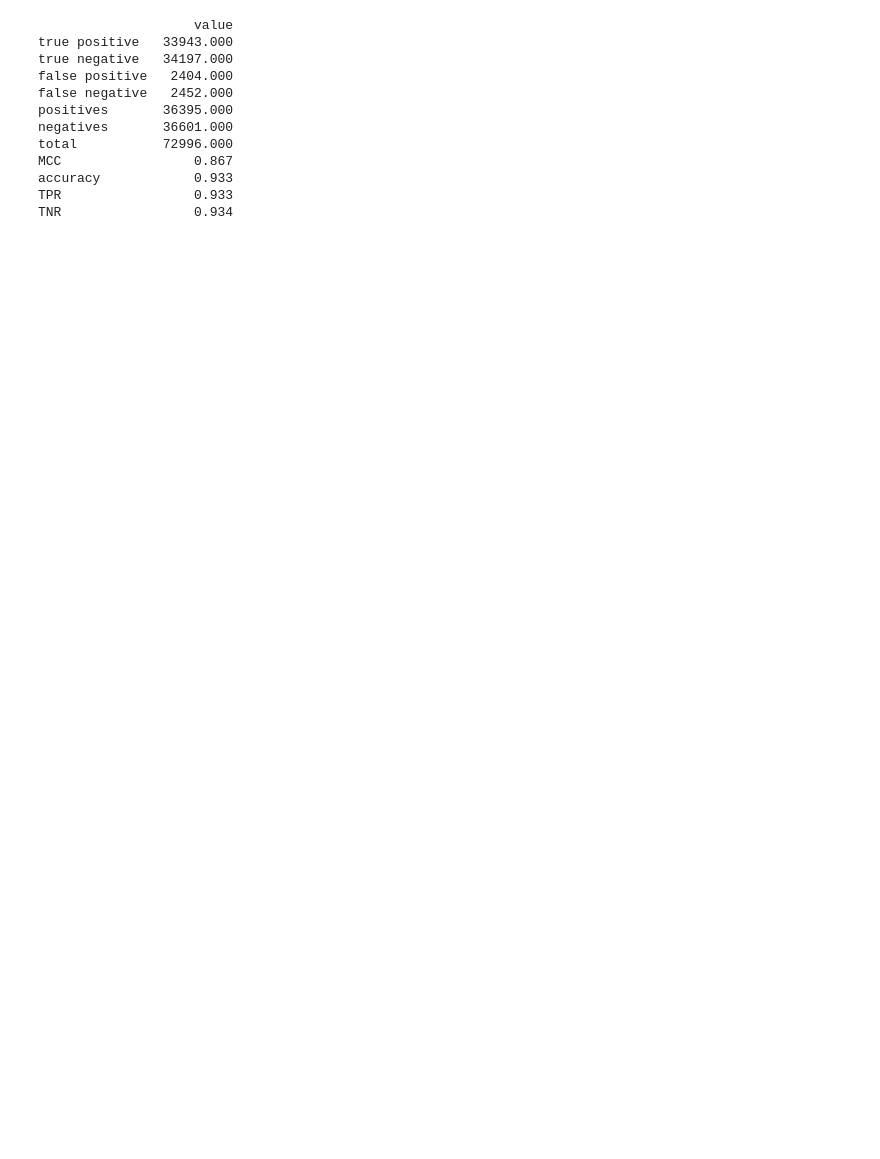
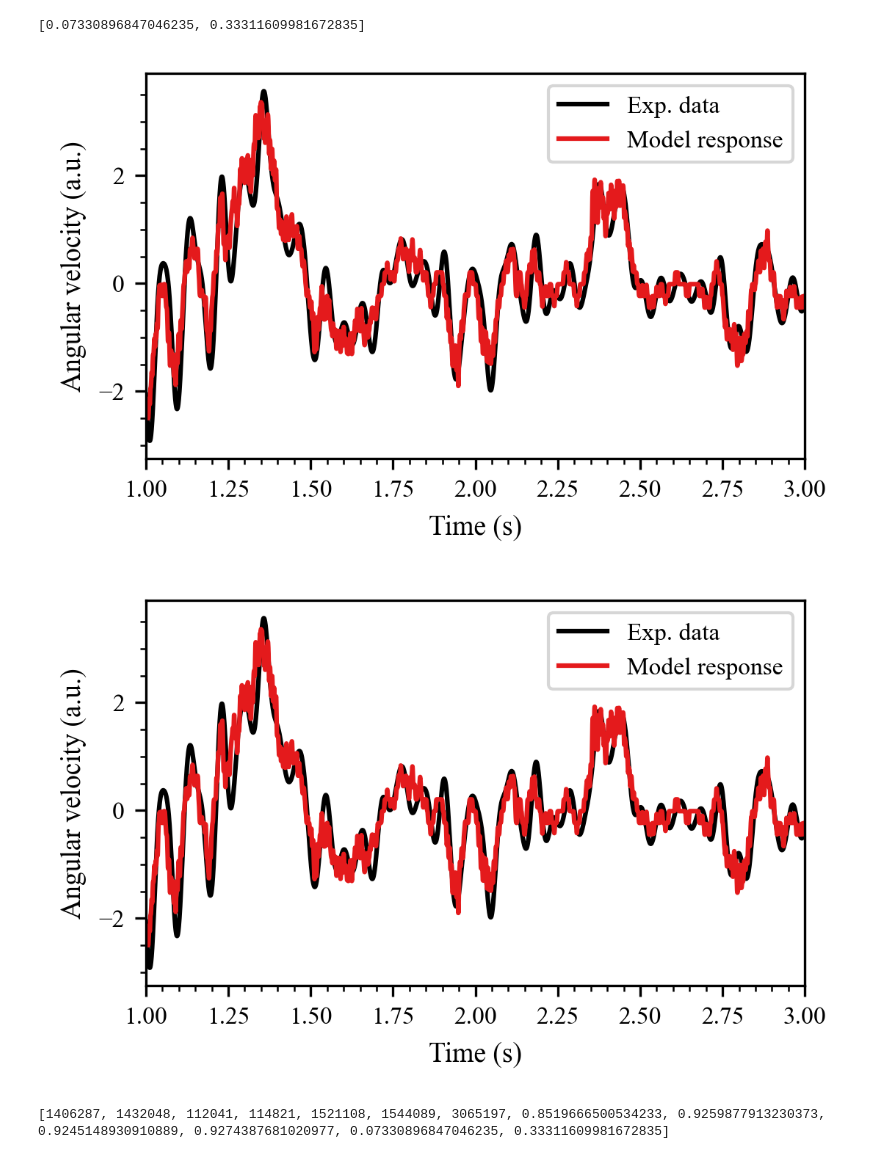
Before and after one commit to ThomasvanderVeen/StickInsectProprioception, a Jupyter notebook: 2_motion_neurons.ipynb, the cells around one changed output. Saved outputs shown, nothing was run; the diff lists cells and outputs as text; code cells hidden in the pictures; blank space fills up the shorter version.

```diff
--- a/2_motion_neurons.ipynb
+++ b/2_motion_neurons.ipynb
@@ -69,6 +73,51 @@ with open('data/spike_motion', 'wb') as file:
+# %%
+with open('data/joint_angles_' + parameters['joint_string'], 'rb') as file:
+    joint_angles = np.load(file)
+
+delta_1 = int(0.025/constants['dt'])
+delta_2 = 1
+
+MSEs = []
+
+for delta in [delta_1, delta_2]:
+    MSE = np.zeros((parameters['N_SIMULATIONS'], constants['N_ANGLES']))
+
+    for k, m in np.ndindex(parameters['N_SIMULATIONS'], constants['N_ANGLES']):
+        firing_rate_down = get_firing_rate_convolve(spike_motion[:, 0 + 2*m, k], constants['dt'], t=0.01, nan_bool=False)
+        firing_rate_up = get_firing_rate_convolve(spike_motion[:, 1 + 2*m, k], constants['dt'], t=0.01, nan_bool=False)
+
+        combined_firing_rate = firing_rate_up - firing_rate_down
+
+        combined_firing_rate_norm = zscore.zscore(combined_firing_rate)
+        joint_angle_norm = zscore.zscore(np.diff(joint_angles[:, m, k]) / constants['dt'])
+
+        MSE[k, m] = np.mean((combined_firing_rate_norm[2001:] - joint_angle_norm[2000-delta: -delta])**2)
+        if k + m == 0:
+            fig, ax = plt.subplots()
+
+            ax.plot(time[:-1], joint_angle_norm, color='black', label='Exp. data')
+            ax.plot(time-0.025, combined_firing_rate_norm, color=custom_colors[0], label = 'Model response')
+
+            ax.set_xlim([1, 3])
+            ax.set_xlabel("Time (s)")
+            ax.set_ylabel("Angular velocity (a.u.)")
+            ax.minorticks_on()
+            ax.legend()
+
+            fig.tight_layout(pad=parameters['pad'])
+            fig.savefig('images/motion_neuron/combined_motion_din_.png')
+            fig.savefig('images/motion_neuron/combined_motion_din_.pdf')
+
+    MSEs.append(np.mean(MSE))
+
+print(MSEs)
+# %% [output]
+[0.07330896847046235, 0.33311609981672835]
+[figure, added]
+[figure, added]
 # %%
 with open('data/joint_angles_' + parameters['joint_string'], 'rb') as file:
-    joint_angles = pickle.load(file)
+    joint_angles = np.load(file)
 
 joint_velocity = np.diff(joint_angles[:, :, :parameters['N_SIMULATIONS']], axis=0)
 joint_velocity_up = np.heaviside(joint_velocity, 0)
@@ -79,23 +128,13 @@ true_negative, false_negative, _, _ = get_confusion_matrix(spike_motion[1:, 0::2
 
 statistical_data = get_statistics(true_positive, true_negative, false_positive, false_negative)
 
-statistical_data_string = ['true positive', 'true negative', 'false positive', 'false negative', 'positives', 'negatives', 'total', 'MCC', 'accuracy', 'TPR', 'TNR']
+statistical_data = statistical_data + MSEs
 
-table = {'value': np.around(statistical_data, 3)}
-df = pd.DataFrame(data=table, index=['true positive', 'true negative', 'false positive', 'false negative', 'positives', 'negatives', 'total', 'MCC', 'accuracy', 'TPR', 'TNR'])
+
+statistical_data_string = ['true positive', 'true negative', 'false positive', 'false negative', 'positives', 'negatives', 'total', 'MCC', 'accuracy', 'TPR', 'TNR', 'MSE_corrected', 'MSE_not_corrected']
+
+table = {'value': statistical_data}
+df = pd.DataFrame(data=table, index=statistical_data_string)
 df.to_csv('results/motion_accuracy_table.csv')
-
-print(df)
 # %% [output]
-                    value
-true positive   33943.000
-true negative   34197.000
-false positive   2404.000
-false negative   2452.000
-positives       36395.000
-negatives       36601.000
-total           72996.000
-MCC                 0.867
-accuracy            0.933
-TPR                 0.933
-TNR                 0.934
+[1406287, 1432048, 112041, 114821, 1521108, 1544089, 3065197, 0.8519666500534233, 0.9259877913230373, 0.9245148930910889, 0.9274387681020977, 0.07330896847046235, 0.33311609981672835]
```
Also changed, not shown: parts of 7 cells of this notebook, 10 other files.
